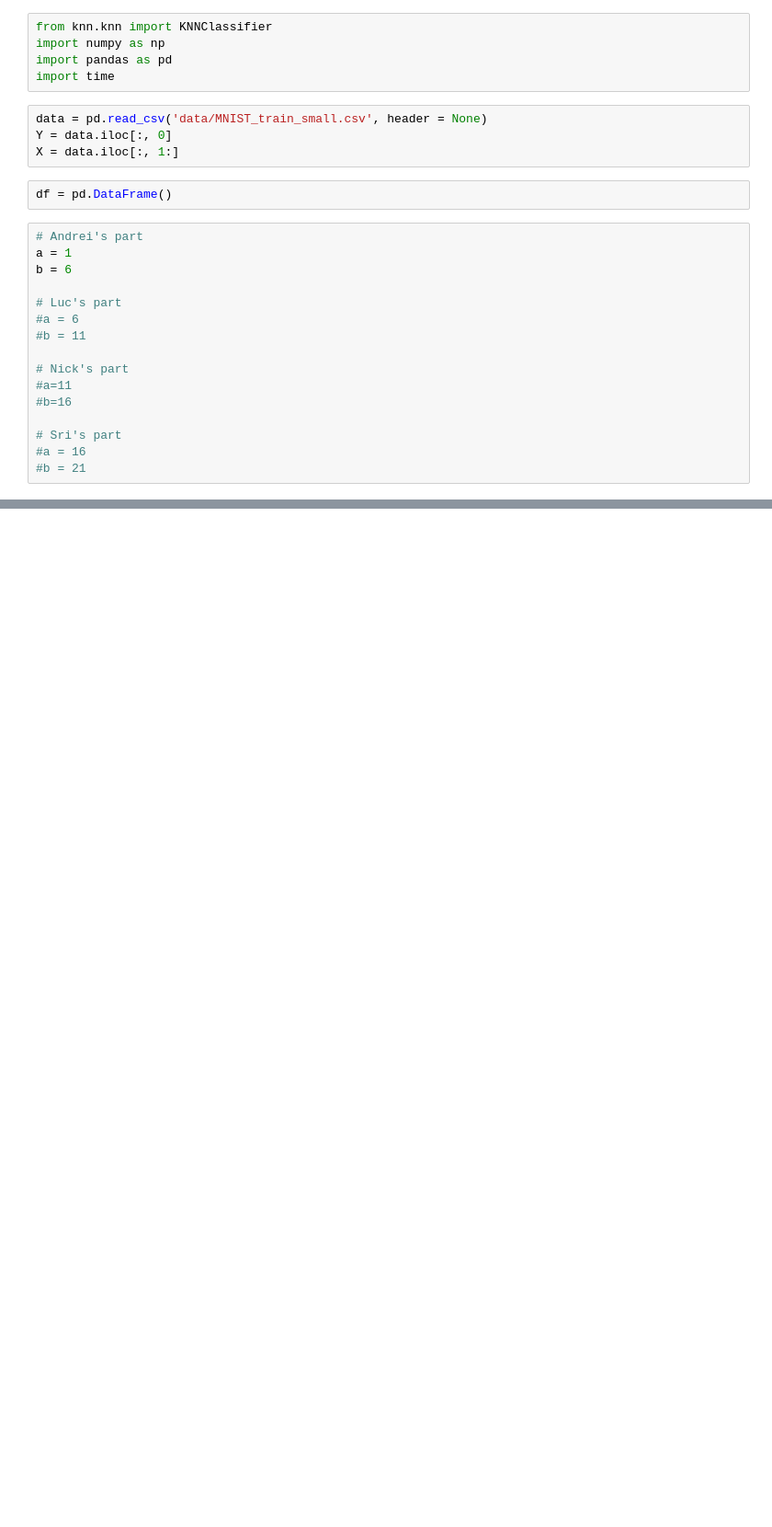
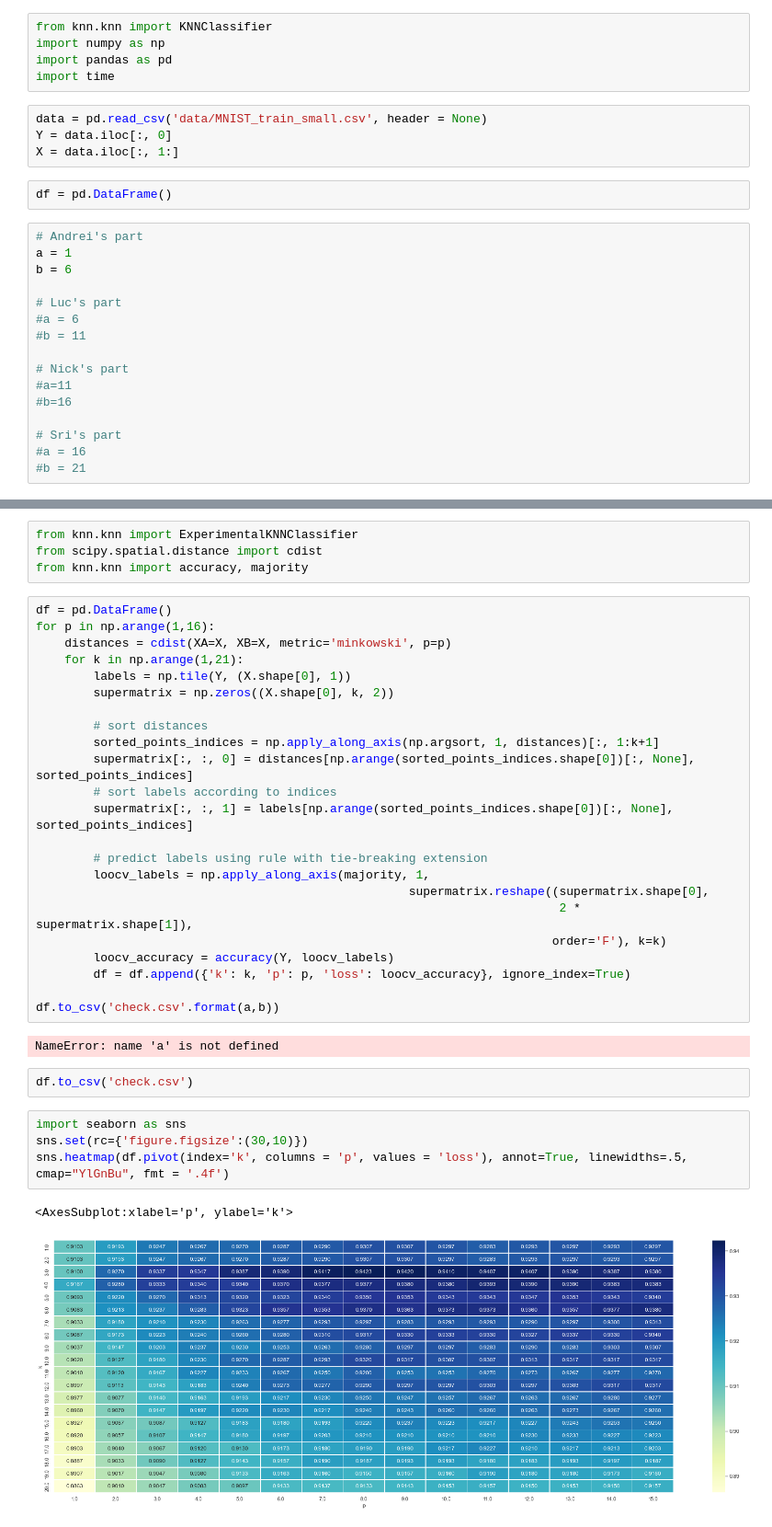
Before and after one commit to glendawur/slt-knn, a Jupyter notebook: QuestionC.ipynb, the cells around one changed output, grey strips where cells are left out. Shown: that part at 92% size. Saved outputs shown, nothing was run; the diff lists cells and outputs as text; blank space fills up the shorter version.

```diff
--- a/QuestionC.ipynb
+++ b/QuestionC.ipynb
@@ -40,0 +56,38 @@ KeyboardInterrupt:
+# %%
+from knn.knn import ExperimentalKNNClassifier
+from scipy.spatial.distance import cdist
+from knn.knn import accuracy, majority
+# %%
+df = pd.DataFrame()
+for p in np.arange(1,16):
+    distances = cdist(XA=X, XB=X, metric='minkowski', p=p)
+    for k in np.arange(1,21):
+        labels = np.tile(Y, (X.shape[0], 1))
+        supermatrix = np.zeros((X.shape[0], k, 2))
+
+        # sort distances
+        sorted_points_indices = np.apply_along_axis(np.argsort, 1, distances)[:, 1:k+1]
+        supermatrix[:, :, 0] = distances[np.arange(sorted_points_indices.shape[0])[:, None], sorted_points_indices]
+        # sort labels according to indices
+        supermatrix[:, :, 1] = labels[np.arange(sorted_points_indices.shape[0])[:, None], sorted_points_indices]
+
+        # predict labels using rule with tie-breaking extension
+        loocv_labels = np.apply_along_axis(majority, 1,
+                                                    supermatrix.reshape((supermatrix.shape[0],
+                                                                         2 * supermatrix.shape[1]),
+                                                                        order='F'), k=k)
+        loocv_accuracy = accuracy(Y, loocv_labels)
+        df = df.append({'k': k, 'p': p, 'loss': loocv_accuracy}, ignore_index=True)
+
+df.to_csv('check.csv'.format(a,b))
+# %% [output]
+NameError: name 'a' is not defined
+# %%
+df.to_csv('check.csv')
+# %%
+import seaborn as sns
+sns.set(rc={'figure.figsize':(30,10)})
+sns.heatmap(df.pivot(index='k', columns = 'p', values = 'loss'), annot=True, linewidths=.5, cmap="YlGnBu", fmt = '.4f')
+# %% [output]
+<AxesSubplot:xlabel='p', ylabel='k'>
+[figure, added]
```
Also changed, not shown: parts of 5 cells of this notebook.
